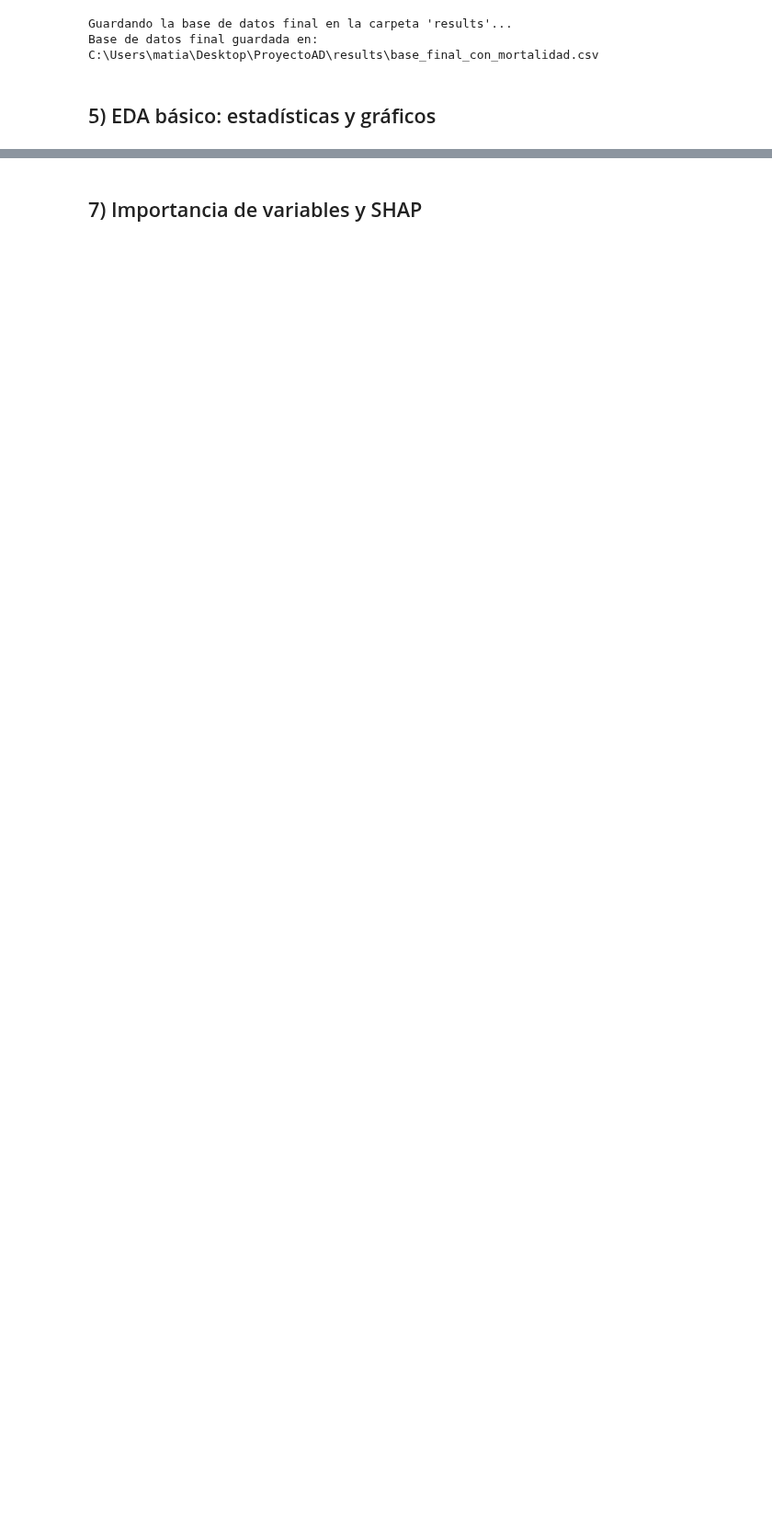
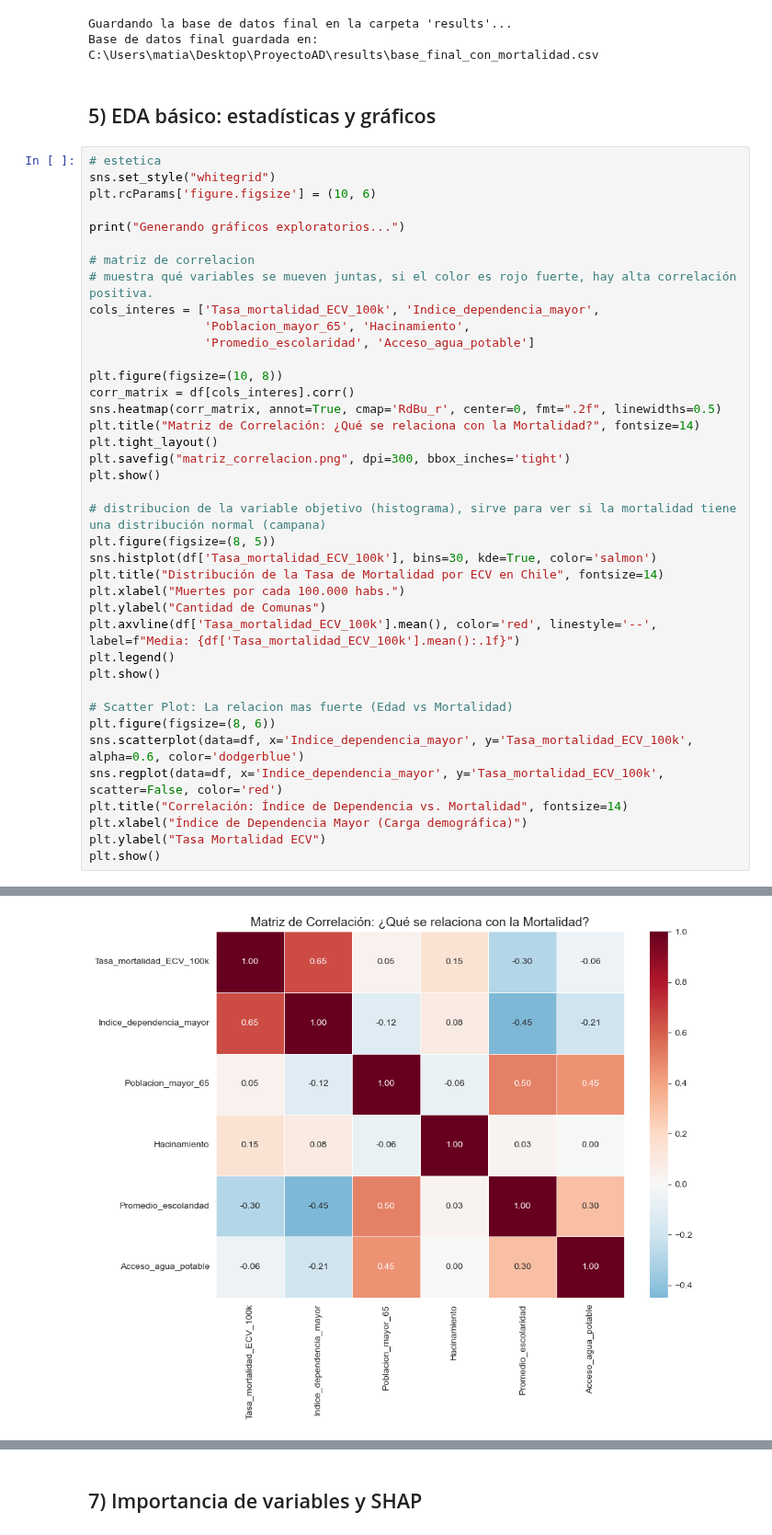
Before and after one commit to zMatuiti/analisis-mortalidad-cardiovascular, a Jupyter notebook: main.ipynb, the cells around one changed output, grey strips where cells are left out. Shown at 92% size. Cells and saved outputs as stored; diff of their text form; blank space fills up the shorter version.

```diff
--- a/main.ipynb
+++ b/main.ipynb
@@ -535,3 +574,43 @@ Guardando la base de datos final en la carpeta 'results'...
 Base de datos final guardada en: C:\Users\matia\Desktop\ProyectoAD\results\base_final_con_mortalidad.csv
 # %% [markdown]
 ## 5) EDA básico: estadísticas y gráficos
+# %%
+# estetica
+sns.set_style("whitegrid")
+plt.rcParams['figure.figsize'] = (10, 6)
+
+print("Generando gráficos exploratorios...")
+
+# matriz de correlacion
+# muestra qué variables se mueven juntas, si el color es rojo fuerte, hay alta correlación positiva.
+cols_interes = ['Tasa_mortalidad_ECV_100k', 'Indice_dependencia_mayor',
+                'Poblacion_mayor_65', 'Hacinamiento',
+                'Promedio_escolaridad', 'Acceso_agua_potable']
+
+plt.figure(figsize=(10, 8))
+corr_matrix = df[cols_interes].corr()
+sns.heatmap(corr_matrix, annot=True, cmap='RdBu_r', center=0, fmt=".2f", linewidths=0.5)
+plt.title("Matriz de Correlación: ¿Qué se relaciona con la Mortalidad?", fontsize=14)
+plt.tight_layout()
+plt.savefig("matriz_correlacion.png", dpi=300, bbox_inches='tight')
+plt.show()
+
+# distribucion de la variable objetivo (histograma), sirve para ver si la mortalidad tiene una distribución normal (campana)
+plt.figure(figsize=(8, 5))
+sns.histplot(df['Tasa_mortalidad_ECV_100k'], bins=30, kde=True, color='salmon')
+plt.title("Distribución de la Tasa de Mortalidad por ECV en Chile", fontsize=14)
+plt.xlabel("Muertes por cada 100.000 habs.")
+plt.ylabel("Cantidad de Comunas")
+plt.axvline(df['Tasa_mortalidad_ECV_100k'].mean(), color='red', linestyle='--', label=f"Media: {df['Tasa_mortalidad_ECV_100k'].mean():.1f}")
+plt.legend()
+plt.show()
+
+# Scatter Plot: La relacion mas fuerte (Edad vs Mortalidad)
+plt.figure(figsize=(8, 6))
+sns.scatterplot(data=df, x='Indice_dependencia_mayor', y='Tasa_mortalidad_ECV_100k', alpha=0.6, color='dodgerblue')
+sns.regplot(data=df, x='Indice_dependencia_mayor', y='Tasa_mortalidad_ECV_100k', scatter=False, color='red')
+plt.title("Correlación: Índice de Dependencia vs. Mortalidad", fontsize=14)
+plt.xlabel("Índice de Dependencia Mayor (Carga demográfica)")
+plt.ylabel("Tasa Mortalidad ECV")
+plt.show()
+# %% [output]
@@ -537,0 +618 @@ Base de datos final guardada en: C:\Users\matia\Desktop\ProyectoAD\results\base_
+[figure, added]
```
Also changed, not shown: parts of 19 cells of this notebook.
